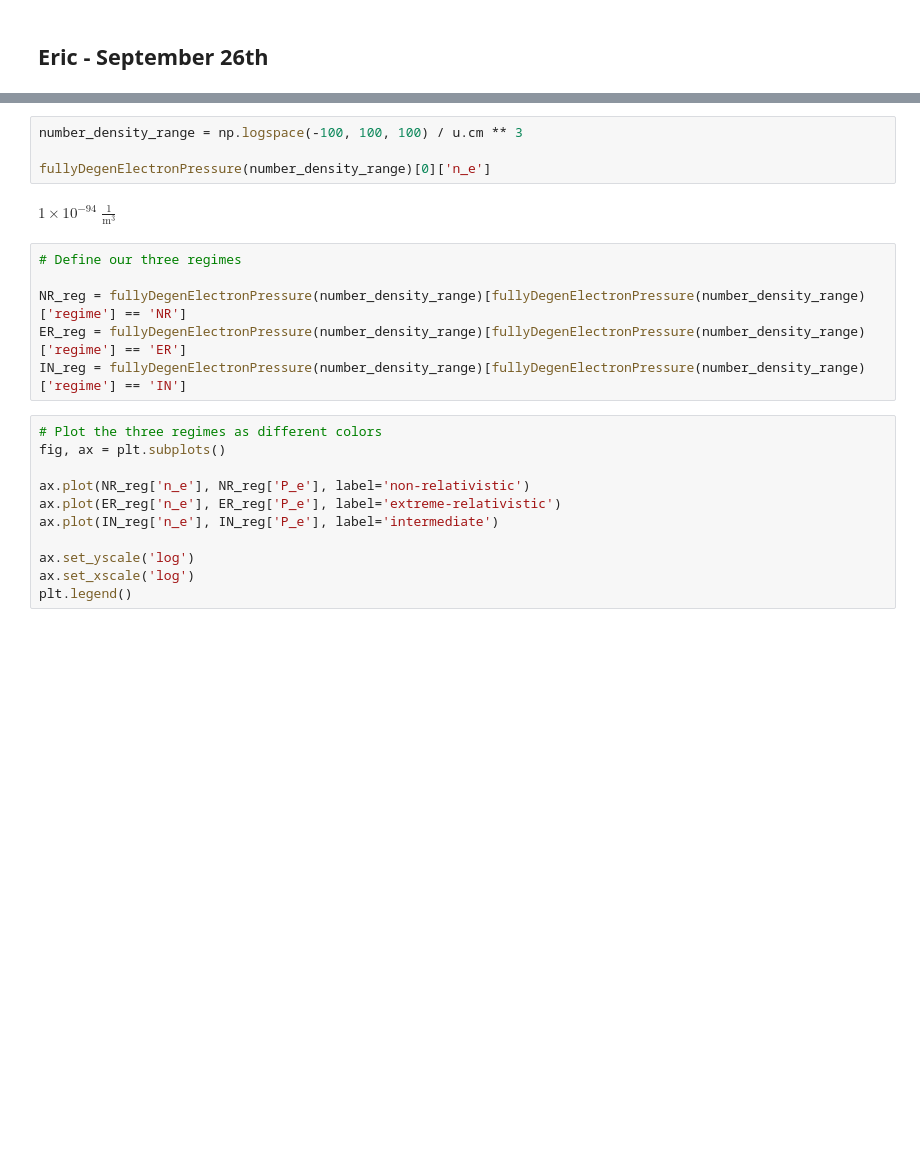
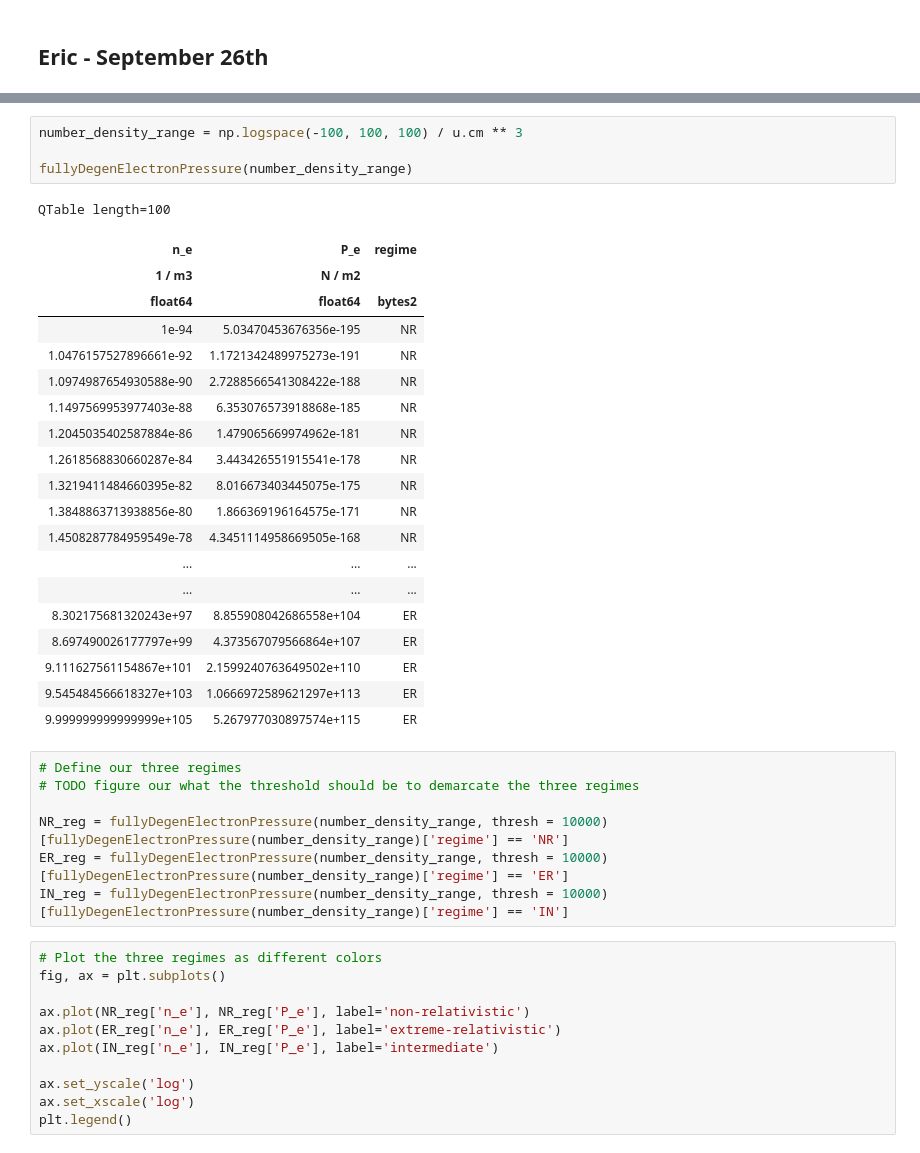
Before and after one commit to EricMullerAU/Stars-Project, a Jupyter notebook: Jason_crap/rel_start.ipynb, the cells around one changed output, grey strips where cells are left out. Cells and saved outputs as stored; diff of their text form; blank space fills up the shorter version.

```diff
--- a/Jason_crap/rel_start.ipynb
+++ b/Jason_crap/rel_start.ipynb
@@ -166,15 +203,35 @@ fullyDegenElectronPressure(10**200 / u.cm ** 3)
 # %%
 number_density_range = np.logspace(-100, 100, 100) / u.cm ** 3
 
-fullyDegenElectronPressure(number_density_range)[0]['n_e']
+fullyDegenElectronPressure(number_density_range)
 # %% [output]
-$1 \times 10^{-94} \; \mathrm{\frac{1}{m^{3}}}$
+QTable length=100
+| n_e | P_e | regime |
+| 1 / m3 | N / m2 |  |
+| float64 | float64 | bytes2 |
+| 1e-94 | 5.03470453676356e-195 | NR |
+| 1.0476157527896661e-92 | 1.1721342489975273e-191 | NR |
+| 1.0974987654930588e-90 | 2.7288566541308422e-188 | NR |
+| 1.1497569953977403e-88 | 6.353076573918868e-185 | NR |
+| 1.2045035402587884e-86 | 1.479065669974962e-181 | NR |
+| 1.2618568830660287e-84 | 3.443426551915541e-178 | NR |
+| 1.3219411484660395e-82 | 8.016673403445075e-175 | NR |
+| 1.3848863713938856e-80 | 1.866369196164575e-171 | NR |
+| 1.4508287784959549e-78 | 4.3451114958669505e-168 | NR |
+| ... | ... | ... |
+| ... | ... | ... |
+| 8.302175681320243e+97 | 8.855908042686558e+104 | ER |
+| 8.697490026177797e+99 | 4.373567079566864e+107 | ER |
+| 9.111627561154867e+101 | 2.1599240763649502e+110 | ER |
+| 9.545484566618327e+103 | 1.0666972589621297e+113 | ER |
+| 9.999999999999999e+105 | 5.267977030897574e+115 | ER |
 # %%
 # Define our three regimes
+# TODO figure our what the threshold should be to demarcate the three regimes
 
-NR_reg = fullyDegenElectronPressure(number_density_range)[fullyDegenElectronPressure(number_density_range)['regime'] == 'NR']
-ER_reg = fullyDegenElectronPressure(number_density_range)[fullyDegenElectronPressure(number_density_range)['regime'] == 'ER']
-IN_reg = fullyDegenElectronPressure(number_density_range)[fullyDegenElectronPressure(number_density_range)['regime'] == 'IN']
+NR_reg = fullyDegenElectronPressure(number_density_range, thresh = 10000)[fullyDegenElectronPressure(number_density_range)['regime'] == 'NR']
+ER_reg = fullyDegenElectronPressure(number_density_range, thresh = 10000)[fullyDegenElectronPressure(number_density_range)['regime'] == 'ER']
+IN_reg = fullyDegenElectronPressure(number_density_range, thresh = 10000)[fullyDegenElectronPressure(number_density_range)['regime'] == 'IN']
 # %%
 # Plot the three regimes as different colors
 fig, ax = plt.subplots()
```
Also changed, not shown: parts of 3 cells of this notebook.
